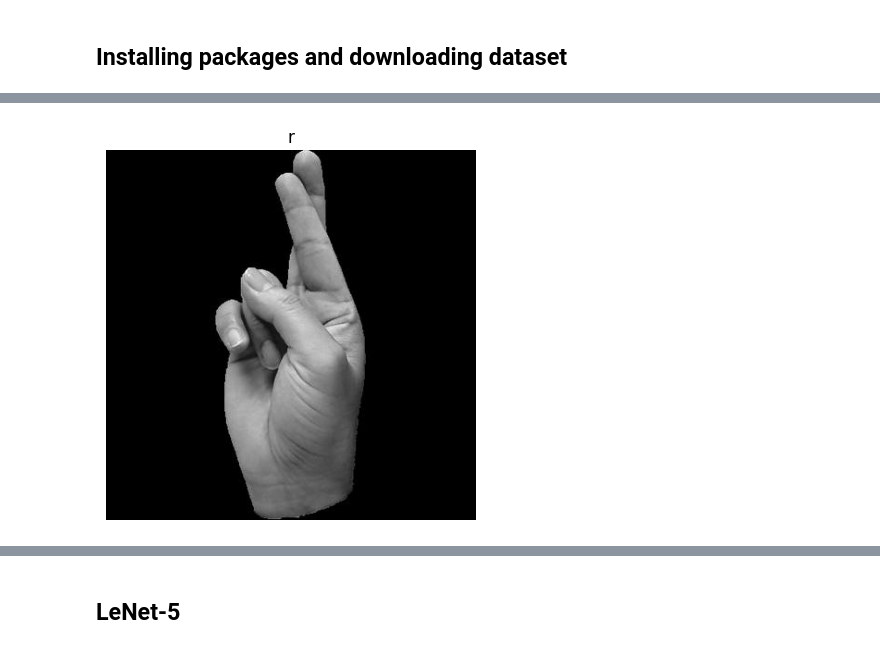
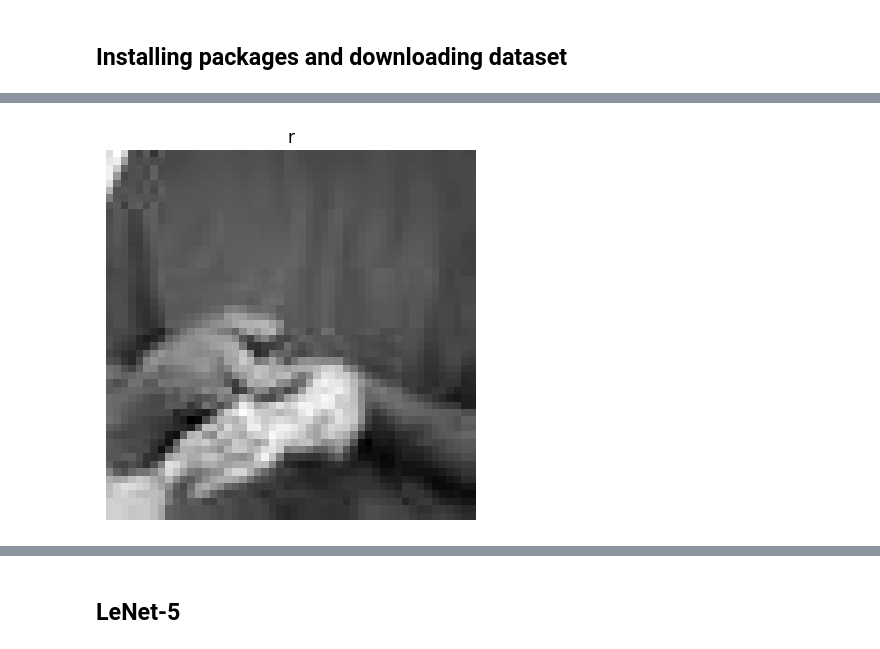
Before and after one commit to 0x-74/ASL-WEBCAM, a Jupyter notebook: main.ipynb, the cells around one changed output, grey strips where cells are left out. Cells and saved outputs as stored; diff of their text form; code cells hidden in the pictures.

```diff
--- a/main.ipynb
+++ b/main.ipynb
@@ -57,19 +47,19 @@ Archive:  asl-dataset.zip
 # %%
-DATADIR = 'asl_dataset'
+DATADIR = 'dataset_ISL'
 CATEGORIES = os.listdir(DATADIR)
-
+BATCH_SIZE = 32
 #Visualizing the first image from the dataset
 for category in CATEGORIES:
     path = os.path.join(DATADIR,category)
     for img in os.listdir(path):
         img_array = cv2.imread(os.path.join(path,img),cv2.IMREAD_GRAYSCALE)
         plt.imshow(img_array,cmap='gray')
         plt.title(category)
         plt.axis('off')
         break
     break
 # %% [output]
-[figure, old version]
+[figure, new version]
 # %%
 #Re-sizing to 32x32 as per LeNet-5 architecture
 IMG_SIZE = 32
```
Also changed, not shown: parts of 46 cells of this notebook, 4 other files.
